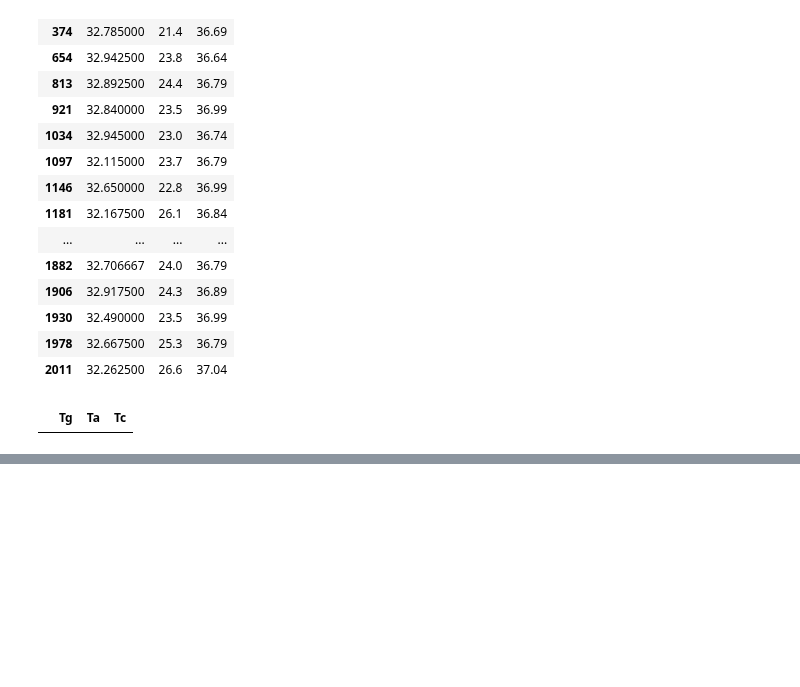
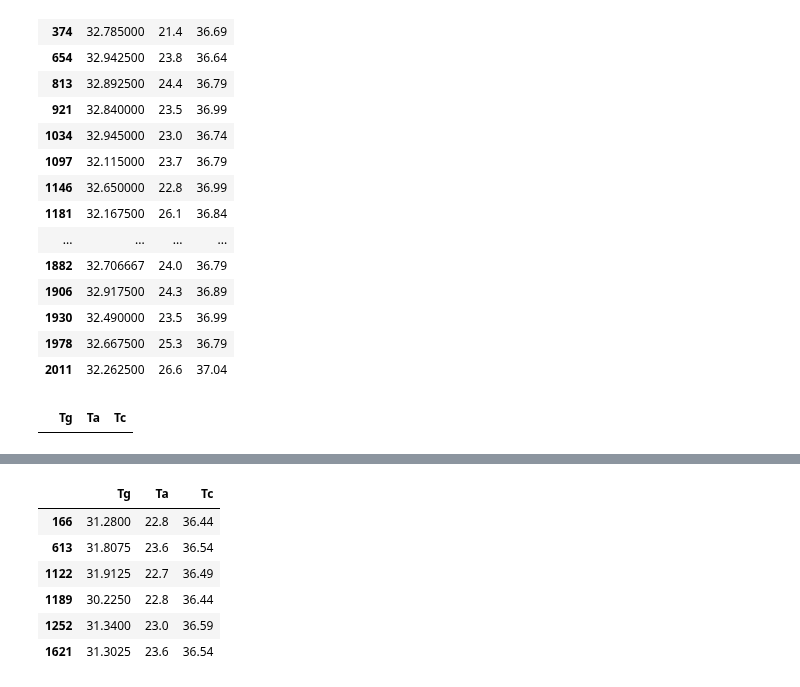
Before and after one commit to woaine/calcifer, a Jupyter notebook: notebooks/eda.ipynb, the cells around one changed output, grey strips where cells are left out. Saved outputs shown, nothing was run; the diff lists cells and outputs as text; code cells hidden in the pictures; blank space fills up the shorter version.

```diff
--- a/notebooks/eda.ipynb
+++ b/notebooks/eda.ipynb
@@ -274,0 +303,12 @@ modified_ont = modified_ont[~modified_ont.index.isin(ont_outliers['Tg'][ont_outl
+# %%
+olt_outliers['Tg'][olt_outliers['Tg']['Tg'] < 32.21]
+
+#  Fail
+# %% [output]
+|  | Tg | Ta | Tc |
+| 166 | 31.2800 | 22.8 | 36.44 |
+| 613 | 31.8075 | 23.6 | 36.54 |
+| 1122 | 31.9125 | 22.7 | 36.49 |
+| 1189 | 30.2250 | 22.8 | 36.44 |
+| 1252 | 31.3400 | 23.0 | 36.59 |
+| 1621 | 31.3025 | 23.6 | 36.54 |
```
Also changed, not shown: parts of 6 cells of this notebook.
